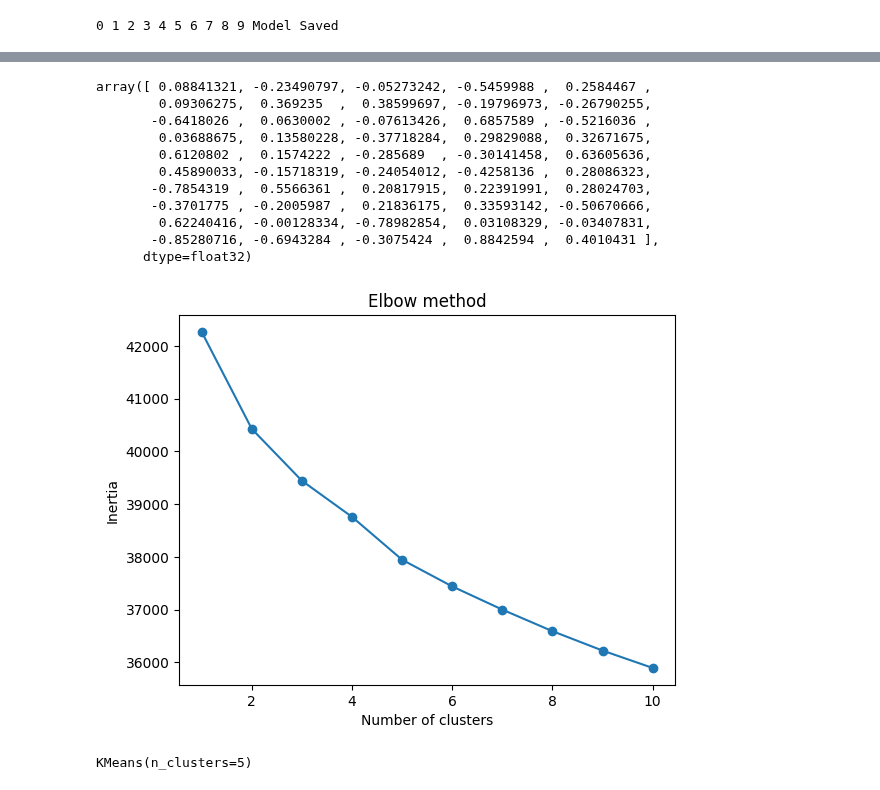
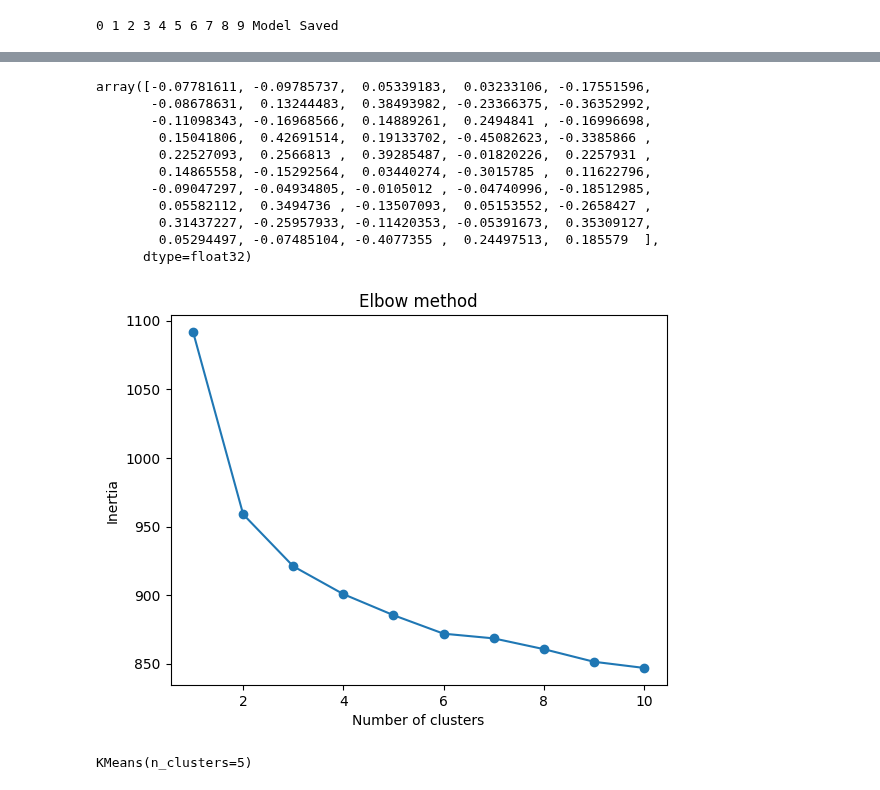
Before and after one commit to jacksonwalters/natural-language-processing, a Jupyter notebook: topic_modeling/topic_modeling_k-means.ipynb, the cells around one changed output, grey strips where cells are left out. Cells and saved outputs as stored; diff of their text form; code cells hidden in the pictures.

Commit message:
just use simple .csv with comments

```diff
--- a/topic_modeling/topic_modeling_k-means.ipynb
+++ b/topic_modeling/topic_modeling_k-means.ipynb
@@ -22,0 +17,5 @@ sample_data = data['text'][:n_samples]
+# %%
+#read in the data
+data = pd.read_csv('comments.csv',header=None,names=['comment'])
+n_samples = 1000
+sample_data = data['comment'][:n_samples]
@@ -85,37 +98,37 @@ doc_vectors = {doc:model.infer_vector(word_tokenize(doc.lower())) for doc in sam
 # %%
 list(doc_vectors.values())[0]
 # %% [output]
-array([ 0.08841321, -0.23490797, -0.05273242, -0.5459988 ,  0.2584467 ,
-        0.09306275,  0.369235  ,  0.38599697, -0.19796973, -0.26790255,
-       -0.6418026 ,  0.0630002 , -0.07613426,  0.6857589 , -0.5216036 ,
-        0.03688675,  0.13580228, -0.37718284,  0.29829088,  0.32671675,
-        0.6120802 ,  0.1574222 , -0.285689  , -0.30141458,  0.63605636,
-        0.45890033, -0.15718319, -0.24054012, -0.4258136 ,  0.28086323,
-       -0.7854319 ,  0.5566361 ,  0.20817915,  0.22391991,  0.28024703,
-       -0.3701775 , -0.2005987 ,  0.21836175,  0.33593142, -0.50670666,
-        0.62240416, -0.00128334, -0.78982854,  0.03108329, -0.03407831,
-       -0.85280716, -0.6943284 , -0.3075424 ,  0.8842594 ,  0.4010431 ],
+array([-0.07781611, -0.09785737,  0.05339183,  0.03233106, -0.17551596,
+       -0.08678631,  0.13244483,  0.38493982, -0.23366375, -0.36352992,
+       -0.11098343, -0.16968566,  0.14889261,  0.2494841 , -0.16996698,
+        0.15041806,  0.42691514,  0.19133702, -0.45082623, -0.3385866 ,
+        0.22527093,  0.2566813 ,  0.39285487, -0.01820226,  0.2257931 ,
+        0.14865558, -0.15292564,  0.03440274, -0.3015785 ,  0.11622796,
+       -0.09047297, -0.04934805, -0.0105012 , -0.04740996, -0.18512985,
+        0.05582112,  0.3494736 , -0.13507093,  0.05153552, -0.2658427 ,
+        0.31437227, -0.25957933, -0.11420353, -0.05391673,  0.35309127,
+        0.05294497, -0.07485104, -0.4077355 ,  0.24497513,  0.185579  ],
       dtype=float32)
 # %%
 #perform k-means clustering on embedded documents
 # %%
 from sklearn.cluster import KMeans
 
-data = list(doc_vectors.values())
+doc_vectors_list = list(doc_vectors.values())
 inertias = []
 
 for i in range(1,11):
     kmeans = KMeans(n_clusters=i)
-    kmeans.fit(data)
+    kmeans.fit(doc_vectors_list)
     inertias.append(kmeans.inertia_)
 
 plt.plot(range(1,11), inertias, marker='o')
 plt.title('Elbow method')
 plt.xlabel('Number of clusters')
 plt.ylabel('Inertia')
 plt.show()
 # %% [output]
-[figure, old version]
+[figure, new version]
 # %%
 num_clusters = 5
 cluster_indices = [i for i in range(num_clusters)]
```
Also changed, not shown: parts of 9 cells of this notebook, 3 other files.
